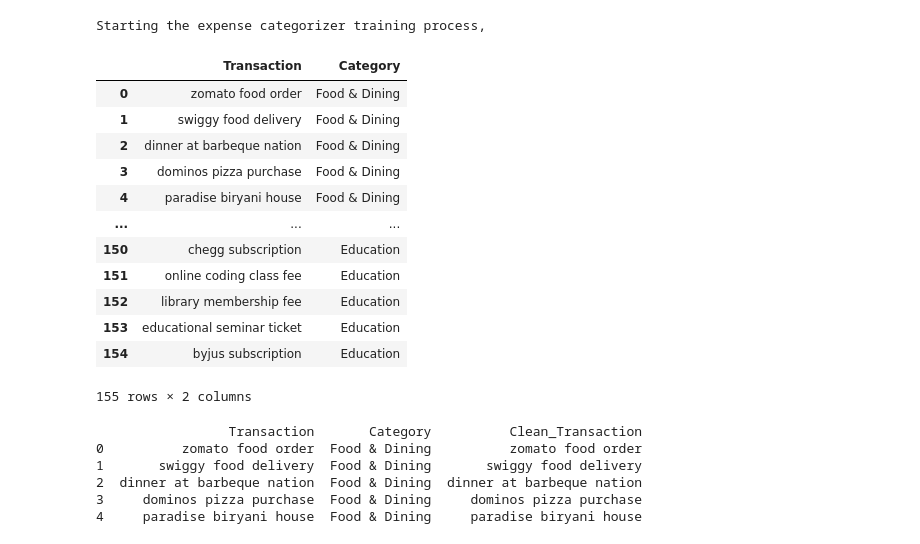
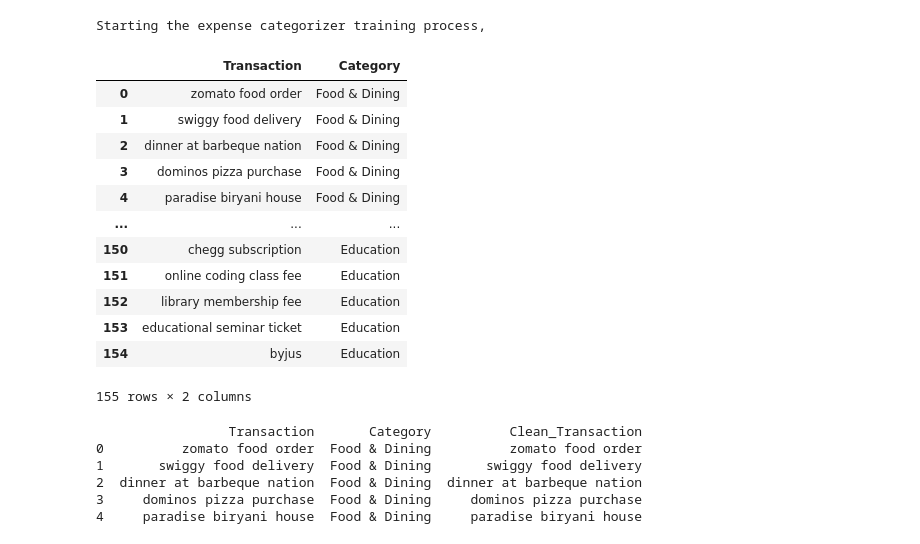
Before and after one commit to Satvik12221as/Expense-Categorizer, a Jupyter notebook: main.ipynb, the cells around one changed output. Cells and saved outputs as stored; diff of their text form; code cells hidden in the pictures.

```diff
--- a/main.ipynb
+++ b/main.ipynb
@@ -15,20 +13,20 @@ print("Starting the expense categorizer training process,")
 # %% [output]
 Starting the expense categorizer training process,
 # %%
-df = pd.read_csv('dataset.csv')
+df = pd.read_csv('data/dataset.csv')
 df
 # %% [output]
 |  | Transaction | Category |
 | 0 | zomato food order | Food & Dining |
 | 1 | swiggy food delivery | Food & Dining |
 | 2 | dinner at barbeque nation | Food & Dining |
 | 3 | dominos pizza purchase | Food & Dining |
 | 4 | paradise biryani house | Food & Dining |
 | ... | ... | ... |
 | 150 | chegg subscription | Education |
 | 151 | online coding class fee | Education |
 | 152 | library membership fee | Education |
 | 153 | educational seminar ticket | Education |
-| 154 | byjus subscription | Education |
+| 154 | byjus | Education |
 155 rows × 2 columns
 # %%
```
Also changed, not shown: parts of 5 cells of this notebook.
